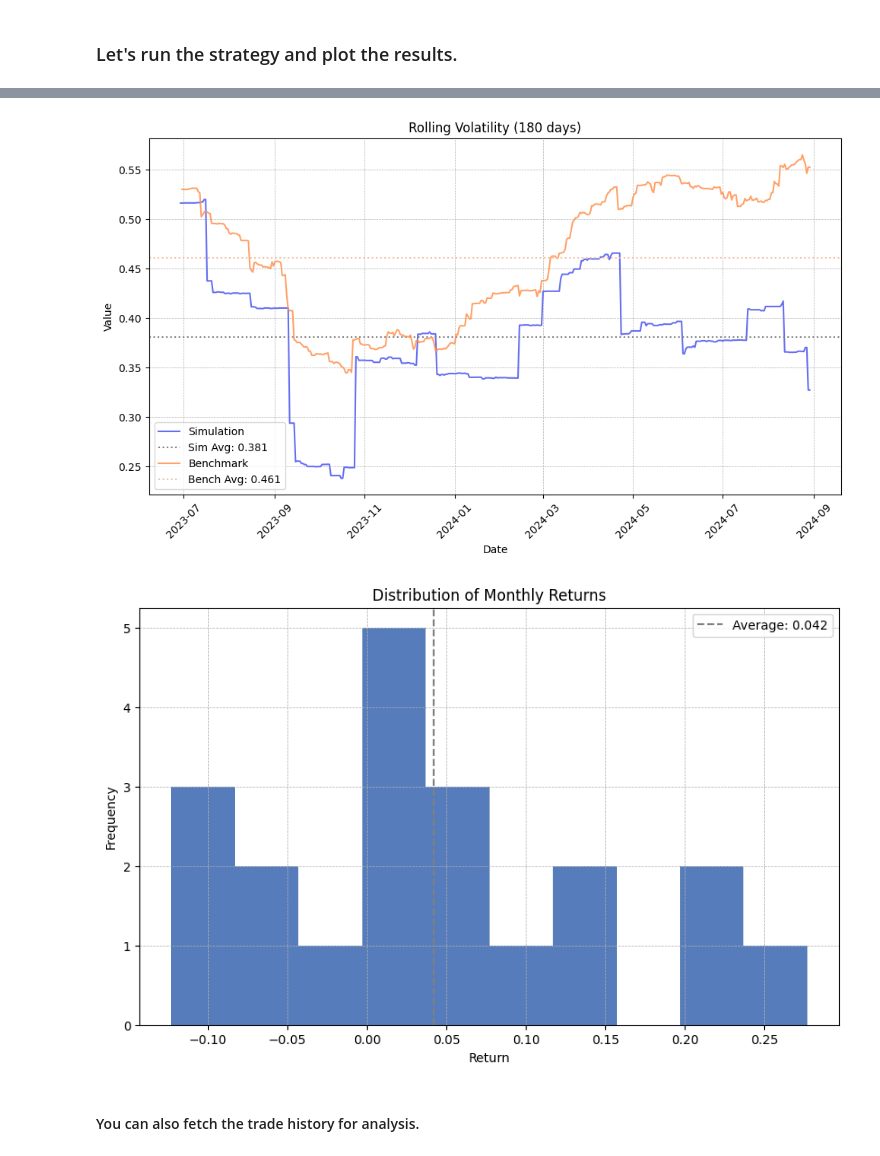
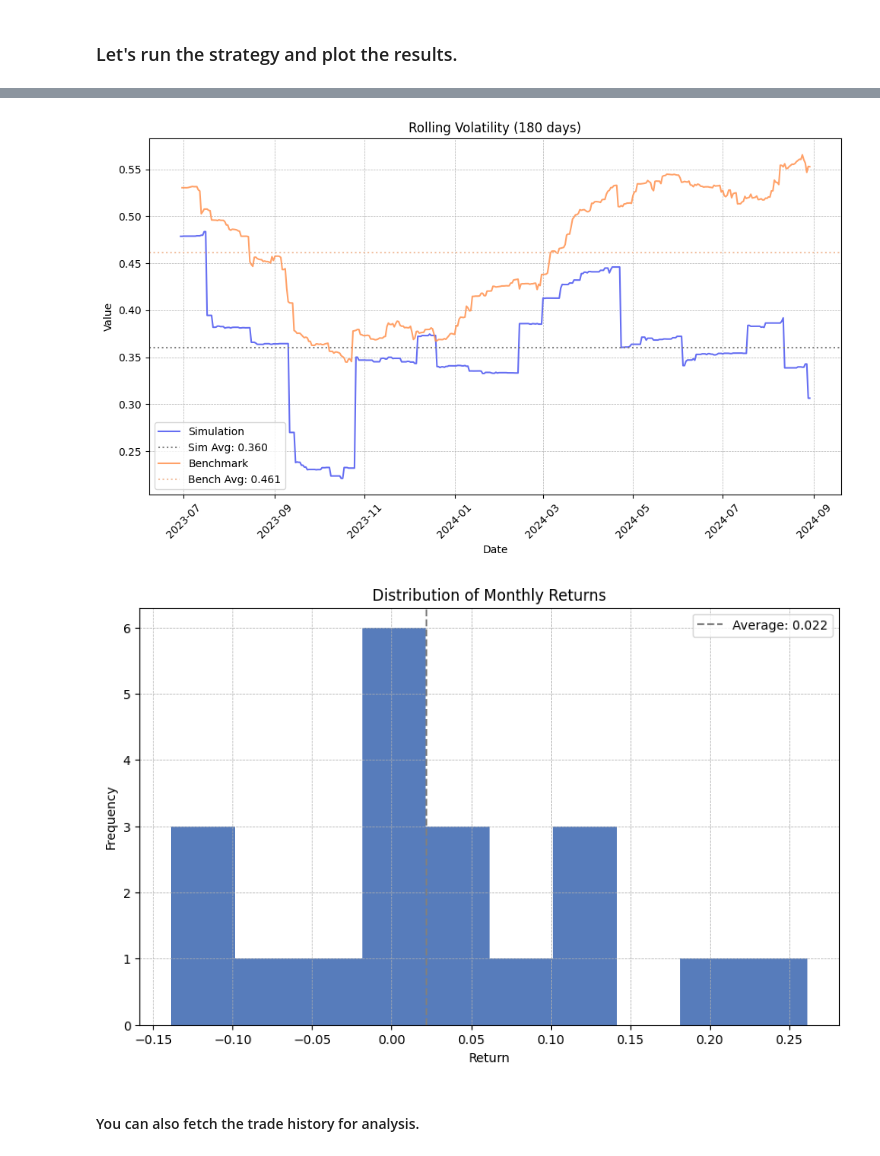
Before and after one commit to dohyunkjuly/overfitting, a Jupyter notebook: examples/sma_cross.ipynb, the cells around one changed output, grey strips where cells are left out. Saved outputs shown, nothing was run; the diff lists cells and outputs as text; code cells hidden in the pictures.

```diff
--- a/examples/sma_cross.ipynb
+++ b/examples/sma_cross.ipynb
@@ -101,7 +101,8 @@ strategy = MyStrategy(
     initial_capital=100_000,
     commission_rate=0.0002,
     maint_maring_rate=0.005,
-    maint_amount=50
+    maint_amount=50,
+    slippage_model=Slippage.FixedPercent(f=0.001)
 )
 returns = strategy.run()
 strategy.plot(returns)
@@ -132,5 +133,5 @@ Daily Value At Risk          -0.04147282
-[figure, old version]
+[figure, new version]
-[figure, old version]
+[figure, new version]
 # %% [markdown]
 #### You can also fetch the trade history for analysis.
 # %%
```
Also changed, not shown: parts of 3 cells of this notebook, 2 other files.
